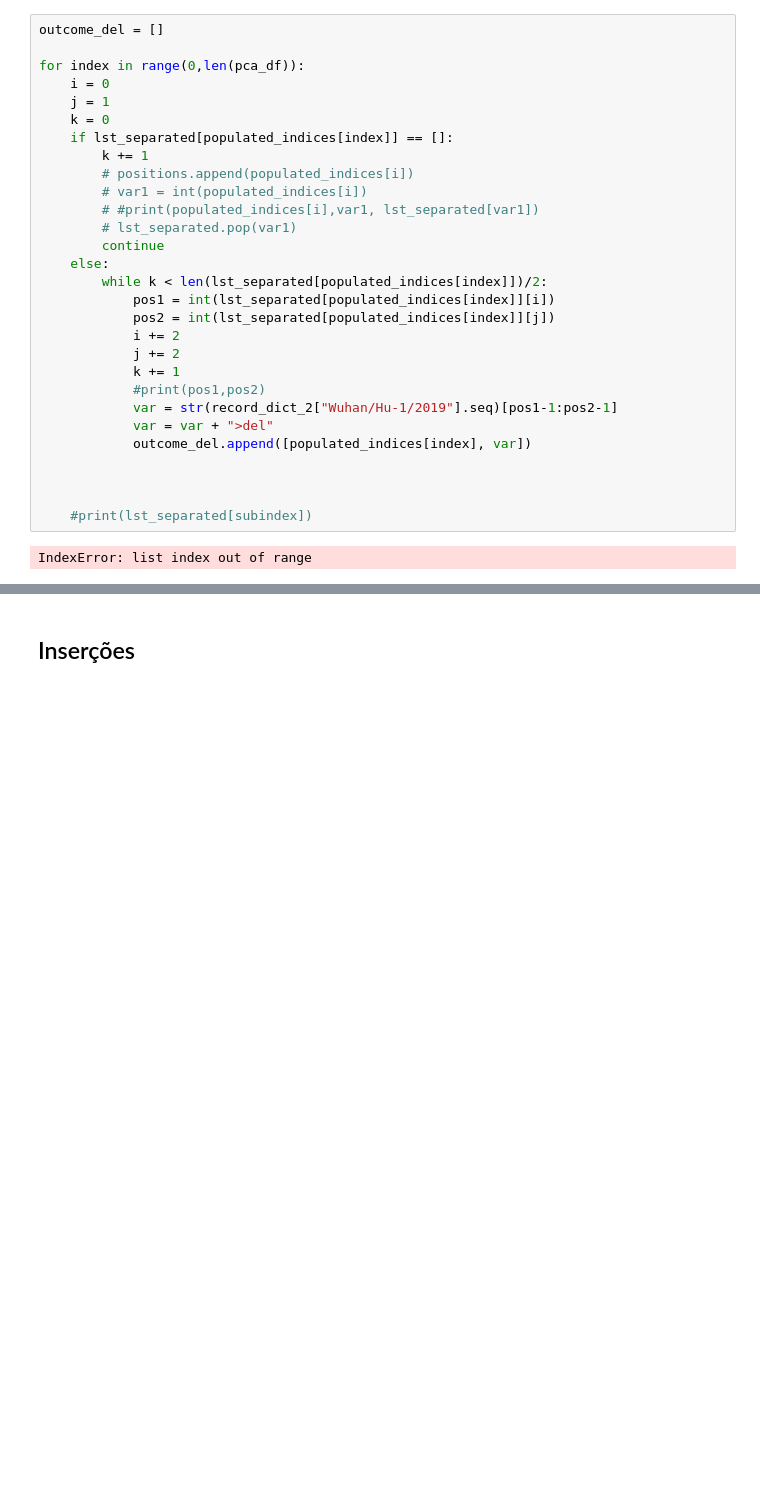
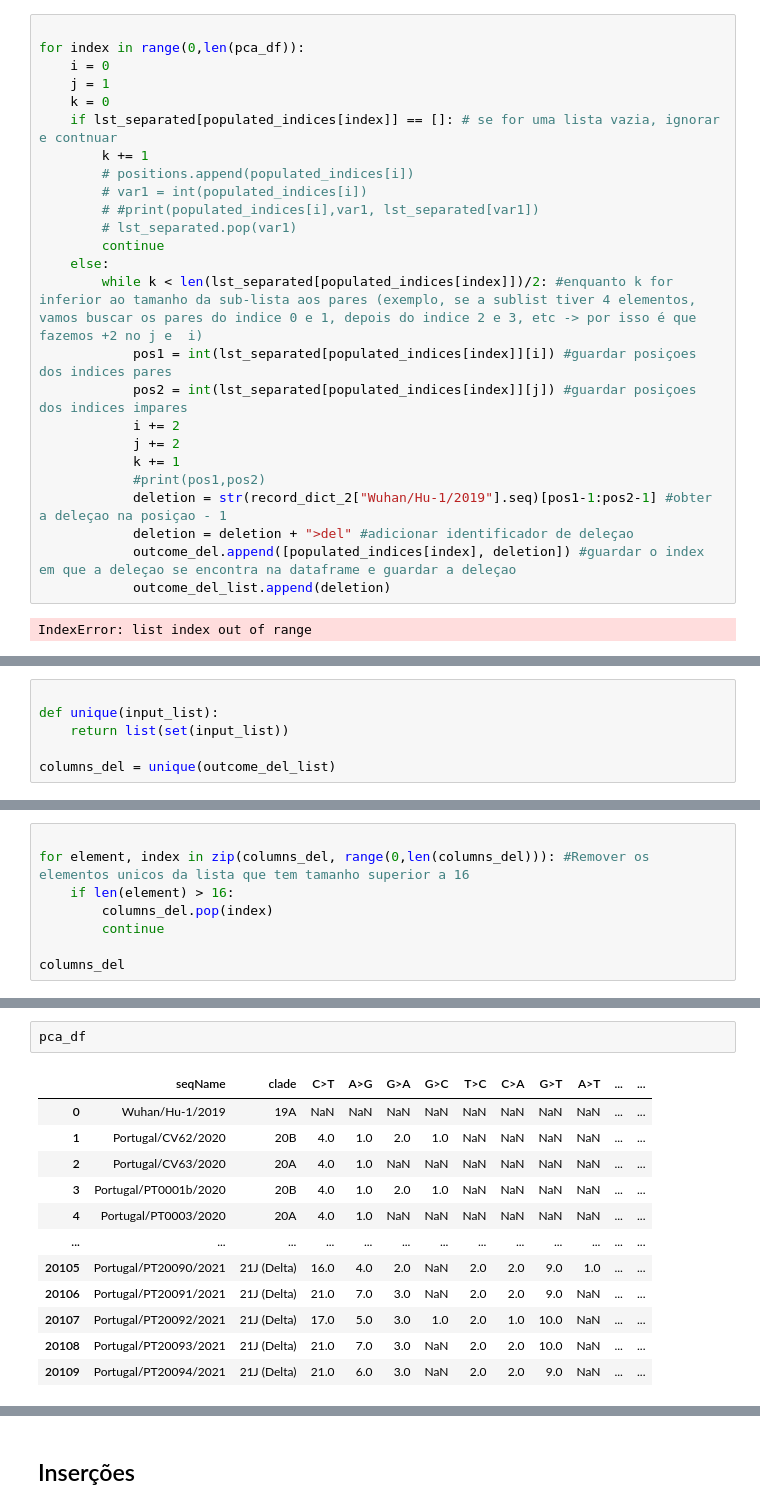
Before and after one commit to Rafael-Silva-Oliveira/FEM, a Jupyter notebook: Python/Dados.ipynb, the cells around one changed output, grey strips where cells are left out. Cells and saved outputs as stored; diff of their text form; blank space fills up the shorter version.

```diff
--- a/Python/Dados.ipynb
+++ b/Python/Dados.ipynb
@@ -381,11 +353,10 @@ IndexError: list index out of range
 # %%
-outcome_del = []
 
 for index in range(0,len(pca_df)):
 	i = 0
 	j = 1
 	k = 0
-	if lst_separated[populated_indices[index]] == []:
+	if lst_separated[populated_indices[index]] == []: # se for uma lista vazia, ignorar e contnuar
 		k += 1
 		# positions.append(populated_indices[i])
 		# var1 = int(populated_indices[i])
@@ -393,19 +364,16 @@ for index in range(0,len(pca_df)):
 		# lst_separated.pop(var1)
 		continue
 	else:
-		while k < len(lst_separated[populated_indices[index]])/2:
-			pos1 = int(lst_separated[populated_indices[index]][i])
-			pos2 = int(lst_separated[populated_indices[index]][j])
+		while k < len(lst_separated[populated_indices[index]])/2: #enquanto k for inferior ao tamanho da sub-lista aos pares (exemplo, se a sublist tiver 4 elementos, vamos buscar os pares do indice 0 e 1, depois do indice 2 e 3, etc -> por isso é que fazemos +2 no j e  i)
+			pos1 = int(lst_separated[populated_indices[index]][i]) #guardar posiçoes dos indices pares
+			pos2 = int(lst_separated[populated_indices[index]][j]) #guardar posiçoes dos indices impares
 			i += 2
 			j += 2
 			k += 1
 			#print(pos1,pos2)
-			var = str(record_dict_2["Wuhan/Hu-1/2019"].seq)[pos1-1:pos2-1]
-			var = var + ">del"
-			outcome_del.append([populated_indices[index], var])
-
-
-
-	#print(lst_separated[subindex])
+			deletion = str(record_dict_2["Wuhan/Hu-1/2019"].seq)[pos1-1:pos2-1] #obter a deleçao na posiçao - 1
+			deletion = deletion + ">del" #adicionar identificador de deleçao
+			outcome_del.append([populated_indices[index], deletion]) #guardar o index em que a deleçao se encontra na dataframe e guardar a deleçao
+			outcome_del_list.append(deletion)
 # %% [output]
 IndexError: list index out of range
@@ -411,0 +382,6 @@ IndexError: list index out of range
+# %%
+
+def unique(input_list):
+	return list(set(input_list))
+
+columns_del = unique(outcome_del_list)
@@ -411,0 +390,8 @@ IndexError: list index out of range
+# %%
+
+for element, index in zip(columns_del, range(0,len(columns_del))): #Remover os elementos unicos da lista que tem tamanho superior a 16
+	if len(element) > 16:
+		columns_del.pop(index)
+		continue
+
+columns_del
@@ -411,0 +429,15 @@ IndexError: list index out of range
+# %%
+pca_df
+# %% [output]
+|  | seqName | clade | C>T | A>G | G>A | G>C | T>C | C>A | G>T | A>T | ... | ... |
+| 0 | Wuhan/Hu-1/2019 | 19A | NaN | NaN | NaN | NaN | NaN | NaN | NaN | NaN | ... | ... |
+| 1 | Portugal/CV62/2020 | 20B | 4.0 | 1.0 | 2.0 | 1.0 | NaN | NaN | NaN | NaN | ... | ... |
+| 2 | Portugal/CV63/2020 | 20A | 4.0 | 1.0 | NaN | NaN | NaN | NaN | NaN | NaN | ... | ... |
+| 3 | Portugal/PT0001b/2020 | 20B | 4.0 | 1.0 | 2.0 | 1.0 | NaN | NaN | NaN | NaN | ... | ... |
+| 4 | Portugal/PT0003/2020 | 20A | 4.0 | 1.0 | NaN | NaN | NaN | NaN | NaN | NaN | ... | ... |
+| ... | ... | ... | ... | ... | ... | ... | ... | ... | ... | ... | ... | ... |
+| 20105 | Portugal/PT20090/2021 | 21J (Delta) | 16.0 | 4.0 | 2.0 | NaN | 2.0 | 2.0 | 9.0 | 1.0 | ... | ... |
+| 20106 | Portugal/PT20091/2021 | 21J (Delta) | 21.0 | 7.0 | 3.0 | NaN | 2.0 | 2.0 | 9.0 | NaN | ... | ... |
+| 20107 | Portugal/PT20092/2021 | 21J (Delta) | 17.0 | 5.0 | 3.0 | 1.0 | 2.0 | 1.0 | 10.0 | NaN | ... | ... |
+| 20108 | Portugal/PT20093/2021 | 21J (Delta) | 21.0 | 7.0 | 3.0 | NaN | 2.0 | 2.0 | 10.0 | NaN | ... | ... |
+| 20109 | Portugal/PT20094/2021 | 21J (Delta) | 21.0 | 6.0 | 3.0 | NaN | 2.0 | 2.0 | 9.0 | NaN | ... | ... |
```
Also changed, not shown: parts of 30 cells of this notebook.
